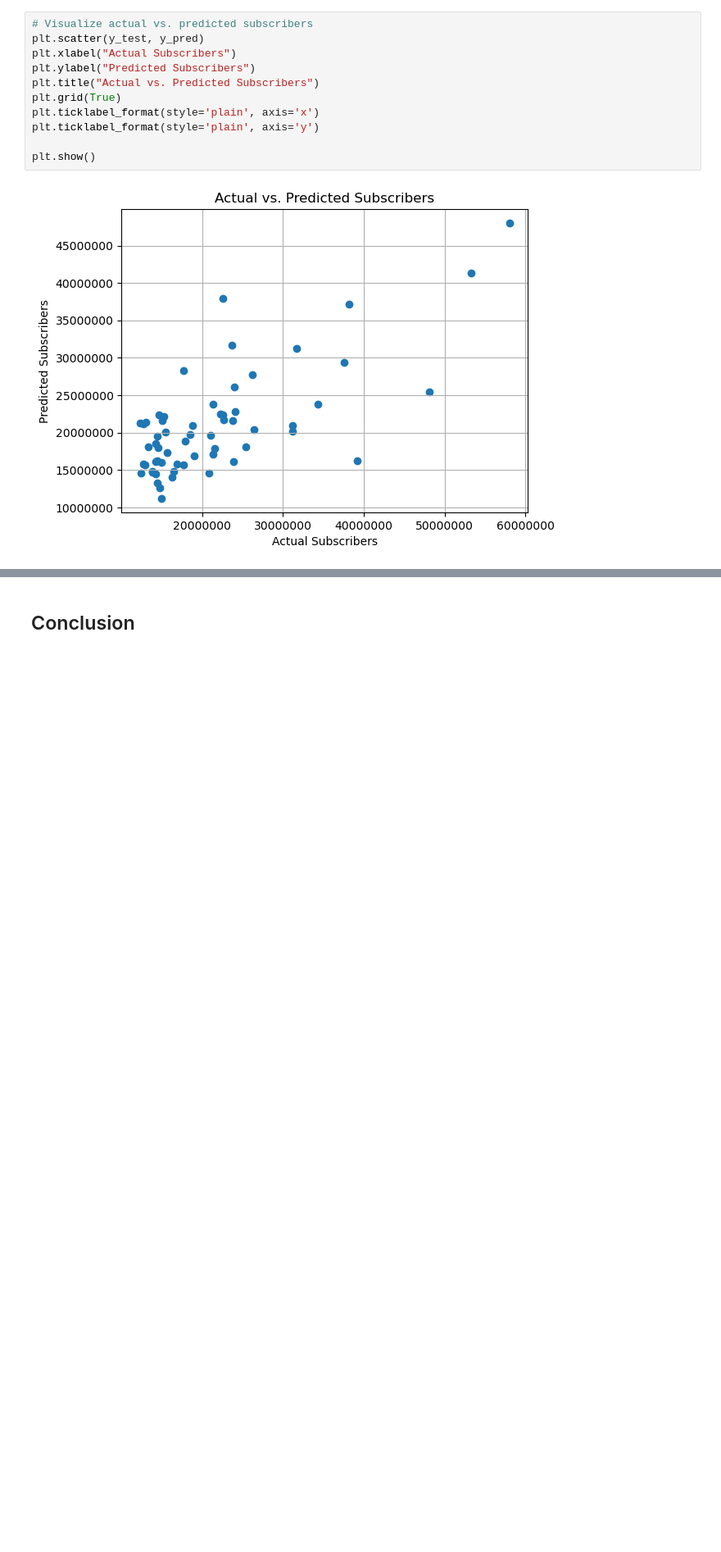
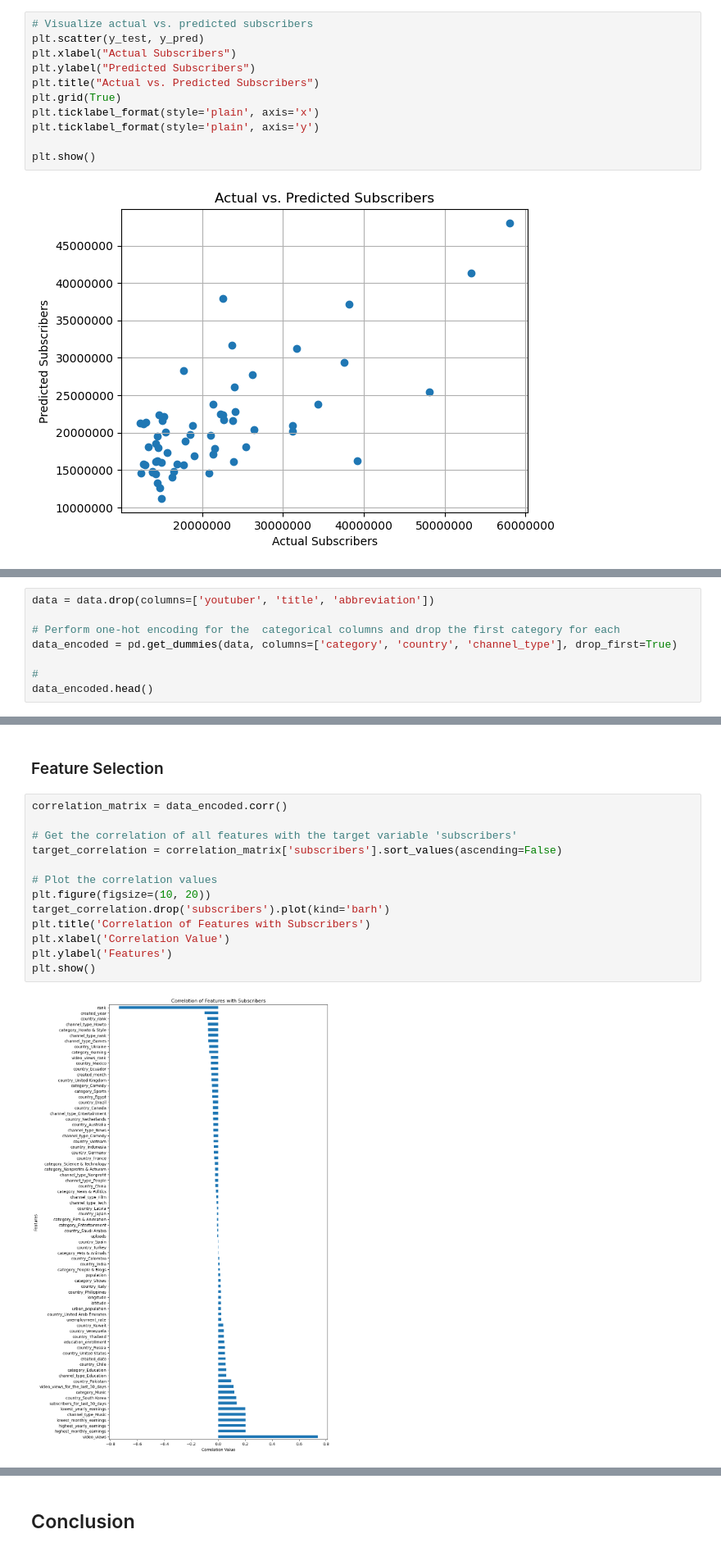
Before and after one commit to zoeyespinoza/Youtube-Statistical-Analysis, a Jupyter notebook: Youtube_Statistics.ipynb, the cells around one changed output, grey strips where cells are left out. Shown at 82% size. Drawn from its saved outputs; the diff is of its cells as text; blank space fills up the shorter version.

```diff
--- a/Youtube_Statistics.ipynb
+++ b/Youtube_Statistics.ipynb
@@ -751,0 +753,8 @@ the scatter plot shows the actual vs. predicted subscribers. The closer the poin
+# %%
+data = data.drop(columns=['youtuber', 'title', 'abbreviation'])
+
+# Perform one-hot encoding for the  categorical columns and drop the first category for each
+data_encoded = pd.get_dummies(data, columns=['category', 'country', 'channel_type'], drop_first=True)
+
+#
+data_encoded.head()
@@ -751,0 +769,17 @@ the scatter plot shows the actual vs. predicted subscribers. The closer the poin
+# %% [markdown]
+### Feature Selection
+# %%
+correlation_matrix = data_encoded.corr()
+
+# Get the correlation of all features with the target variable 'subscribers'
+target_correlation = correlation_matrix['subscribers'].sort_values(ascending=False)
+
+# Plot the correlation values
+plt.figure(figsize=(10, 20))
+target_correlation.drop('subscribers').plot(kind='barh')
+plt.title('Correlation of Features with Subscribers')
+plt.xlabel('Correlation Value')
+plt.ylabel('Features')
+plt.show()
+# %% [output]
+[figure, added]
```
Also changed, not shown: parts of 12 cells of this notebook.
